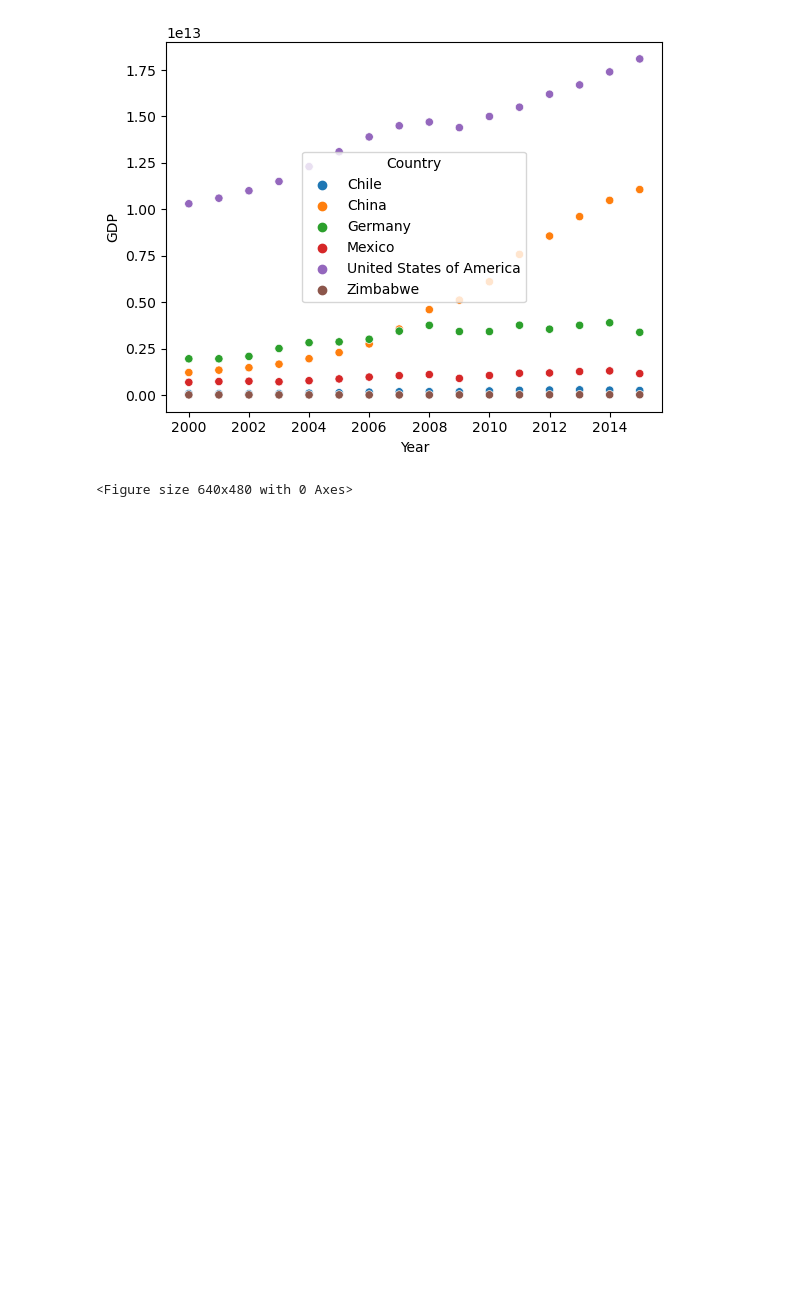
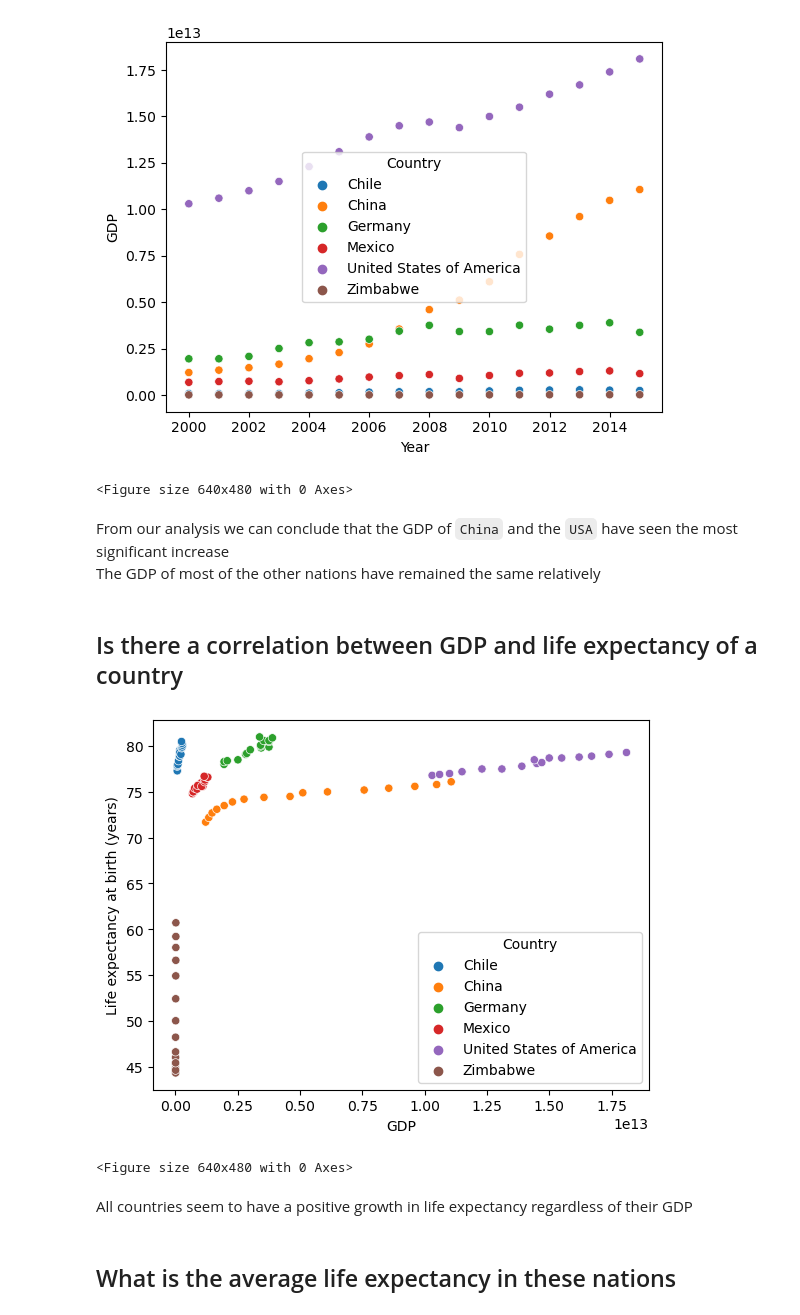
Before and after one commit to des-afari/Life-Expectancy-and-GDP-Starter, a Jupyter notebook: life_expectancy_gdp.ipynb, the cells around one changed output. Saved outputs shown, nothing was run; the diff lists cells and outputs as text; code cells hidden in the pictures; blank space fills up the shorter version.

Commit message:
life expectancy averages

```diff
--- a/life_expectancy_gdp.ipynb
+++ b/life_expectancy_gdp.ipynb
@@ -54,3 +55,19 @@ plt.clf()
 # %% [output]
 [figure]
 <Figure size 640x480 with 0 Axes>
+# %% [markdown]
+From our analysis we can conclude that the GDP of `China` and the `USA` have seen the most significant increase \
+The GDP of most of the other nations have remained the same relatively
+# %% [markdown]
+## Is there a correlation between GDP and life expectancy of a country
+# %%
+sns.scatterplot(x=df.GDP, y=df['Life expectancy at birth (years)'], hue=df.Country)
+plt.show()
+plt.clf()
+# %% [output]
+[figure, added]
+<Figure size 640x480 with 0 Axes>
+# %% [markdown]
+All countries seem to have a positive growth in life expectancy regardless of their GDP
+# %% [markdown]
+## What is the average life expectancy in these nations
```
Also changed, not shown: parts of 5 cells of this notebook.
